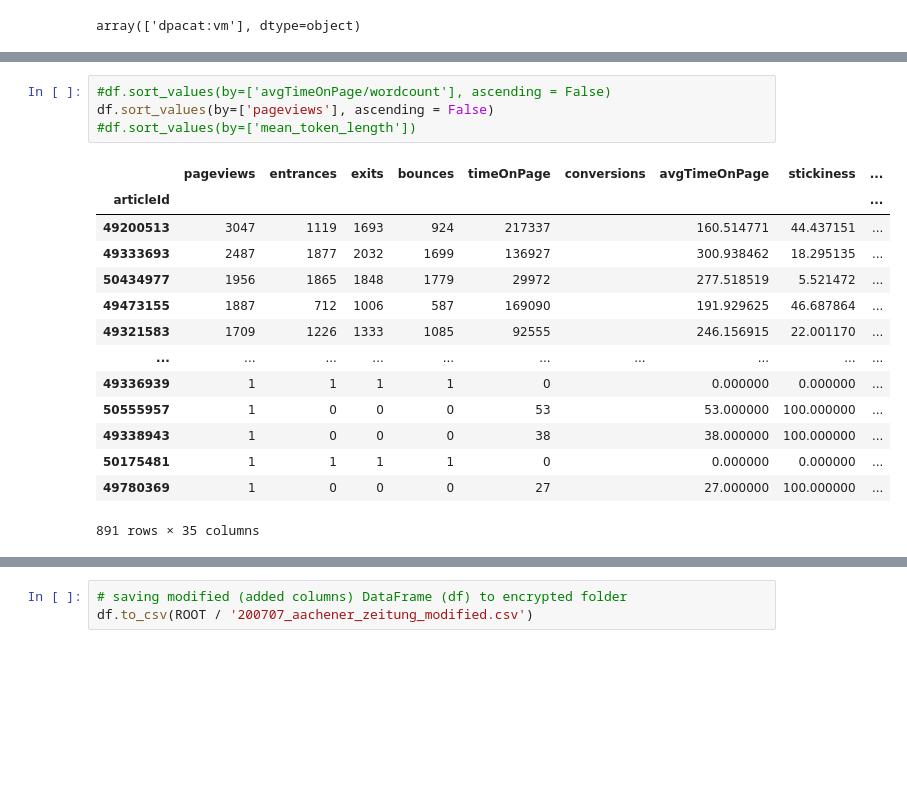
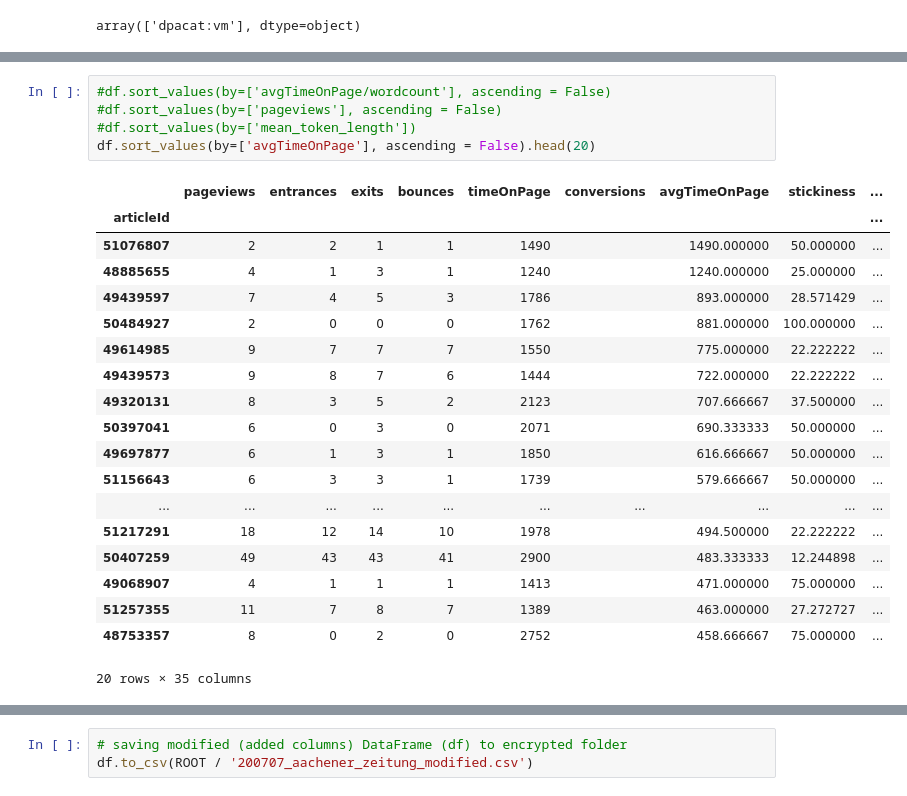
Before and after one commit to susannaruecker/master_thesis, a Jupyter notebook: read_data.ipynb, the cells around one changed output, grey strips where cells are left out. Drawn from its saved outputs; the diff is of its cells as text; blank space fills up the shorter version.

```diff
--- a/read_data.ipynb
+++ b/read_data.ipynb
@@ -437,20 +439,26 @@ df.agg({'pageviews': ['min', 'max', 'mean', 'median', 'std'],
 # %%
 #df.sort_values(by=['avgTimeOnPage/wordcount'], ascending = False)
-df.sort_values(by=['pageviews'], ascending = False)
+#df.sort_values(by=['pageviews'], ascending = False)
 #df.sort_values(by=['mean_token_length'])
+df.sort_values(by=['avgTimeOnPage'], ascending = False).head(20)
 # %% [output]
 |  | pageviews | entrances | exits | bounces | timeOnPage | conversions | avgTimeOnPage | stickiness | ... |
 | articleId |  |  |  |  |  |  |  |  | ... |
-| 49200513 | 3047 | 1119 | 1693 | 924 | 217337 |  | 160.514771 | 44.437151 | ... |
-| 49333693 | 2487 | 1877 | 2032 | 1699 | 136927 |  | 300.938462 | 18.295135 | ... |
-| 50434977 | 1956 | 1865 | 1848 | 1779 | 29972 |  | 277.518519 | 5.521472 | ... |
-| 49473155 | 1887 | 712 | 1006 | 587 | 169090 |  | 191.929625 | 46.687864 | ... |
-| 49321583 | 1709 | 1226 | 1333 | 1085 | 92555 |  | 246.156915 | 22.001170 | ... |
+| 51076807 | 2 | 2 | 1 | 1 | 1490 |  | 1490.000000 | 50.000000 | ... |
+| 48885655 | 4 | 1 | 3 | 1 | 1240 |  | 1240.000000 | 25.000000 | ... |
+| 49439597 | 7 | 4 | 5 | 3 | 1786 |  | 893.000000 | 28.571429 | ... |
+| 50484927 | 2 | 0 | 0 | 0 | 1762 |  | 881.000000 | 100.000000 | ... |
+| 49614985 | 9 | 7 | 7 | 7 | 1550 |  | 775.000000 | 22.222222 | ... |
+| 49439573 | 9 | 8 | 7 | 6 | 1444 |  | 722.000000 | 22.222222 | ... |
+| 49320131 | 8 | 3 | 5 | 2 | 2123 |  | 707.666667 | 37.500000 | ... |
+| 50397041 | 6 | 0 | 3 | 0 | 2071 |  | 690.333333 | 50.000000 | ... |
+| 49697877 | 6 | 1 | 3 | 1 | 1850 |  | 616.666667 | 50.000000 | ... |
+| 51156643 | 6 | 3 | 3 | 1 | 1739 |  | 579.666667 | 50.000000 | ... |
 | ... | ... | ... | ... | ... | ... | ... | ... | ... | ... |
-| 49336939 | 1 | 1 | 1 | 1 | 0 |  | 0.000000 | 0.000000 | ... |
-| 50555957 | 1 | 0 | 0 | 0 | 53 |  | 53.000000 | 100.000000 | ... |
-| 49338943 | 1 | 0 | 0 | 0 | 38 |  | 38.000000 | 100.000000 | ... |
-| 50175481 | 1 | 1 | 1 | 1 | 0 |  | 0.000000 | 0.000000 | ... |
-| 49780369 | 1 | 0 | 0 | 0 | 27 |  | 27.000000 | 100.000000 | ... |
+| 51217291 | 18 | 12 | 14 | 10 | 1978 |  | 494.500000 | 22.222222 | ... |
+| 50407259 | 49 | 43 | 43 | 41 | 2900 |  | 483.333333 | 12.244898 | ... |
+| 49068907 | 4 | 1 | 1 | 1 | 1413 |  | 471.000000 | 75.000000 | ... |
+| 51257355 | 11 | 7 | 8 | 7 | 1389 |  | 463.000000 | 27.272727 | ... |
+| 48753357 | 8 | 0 | 2 | 0 | 2752 |  | 458.666667 | 75.000000 | ... |
-891 rows × 35 columns
+20 rows × 35 columns
 # %%
```
Also changed, not shown: parts of 12 cells of this notebook, 2 other files.
